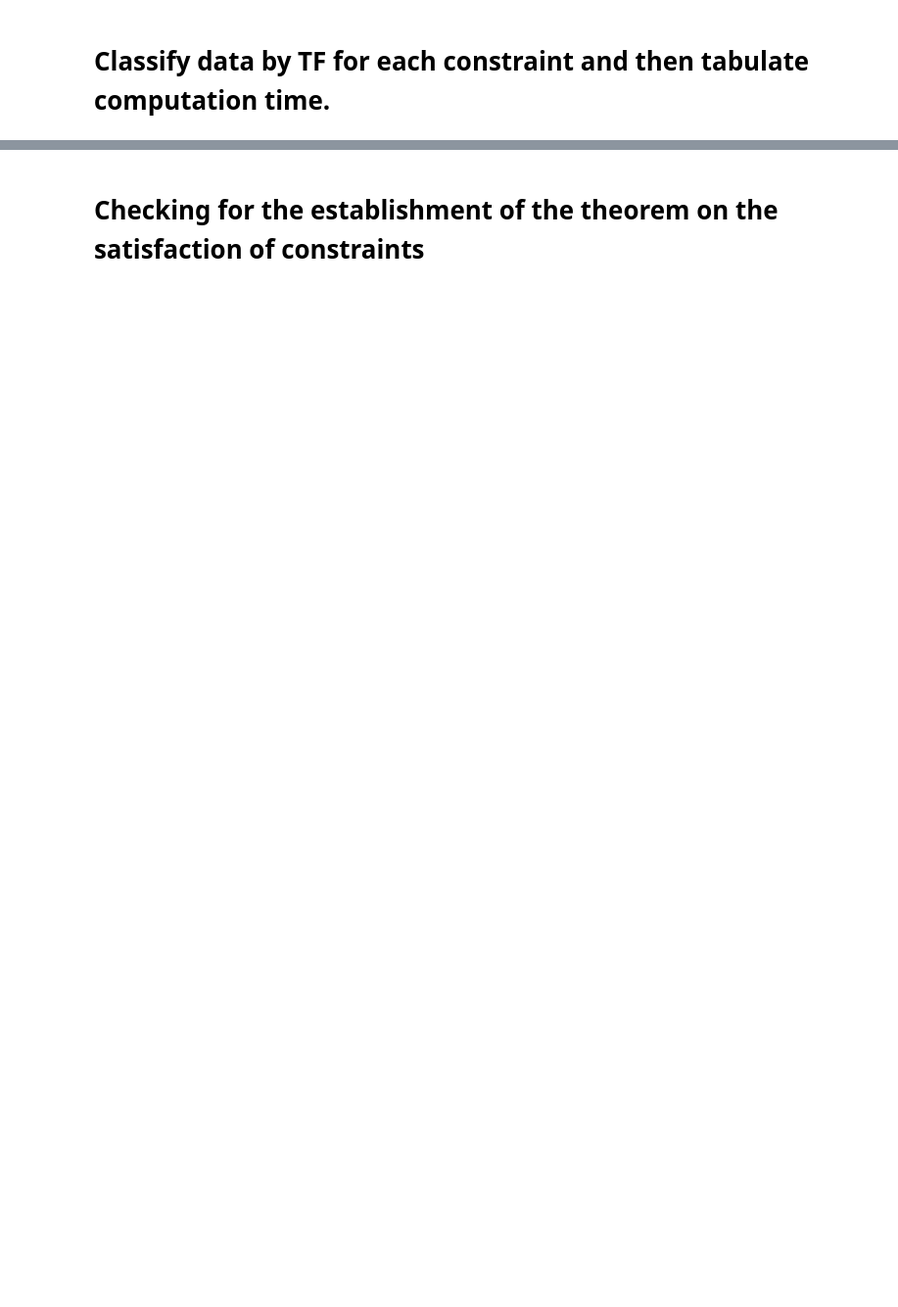
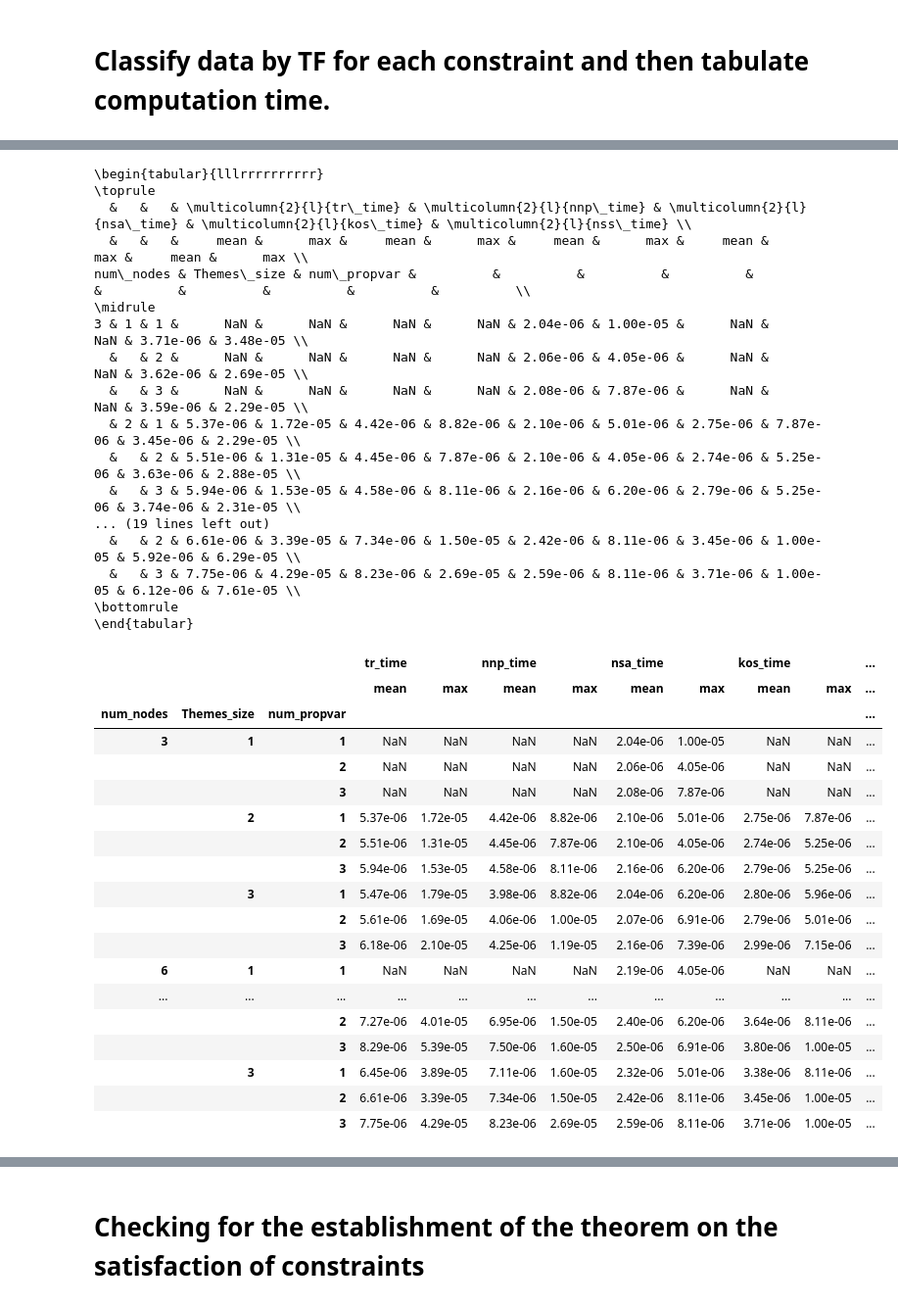
Before and after one commit to ryoryon66/TAAM, a Jupyter notebook: data/experiment1/analyze.ipynb, the cells around one changed output, grey strips where cells are left out. Shown at 98% size. Drawn from its saved outputs; the diff is of its cells as text; code cells hidden in the pictures; blank space fills up the shorter version.

```diff
--- a/data/experiment1/analyze.ipynb
+++ b/data/experiment1/analyze.ipynb
@@ -670,35 +791,72 @@ describe_tab_F = groupby_describe_F(df_sub,["num_nodes","Themes_size","num_propv
 # %%
 pd.options.display.float_format = '{:.2e}'.format
 
 cols = [
 
-#     'tr',
-#     'nnp',
-#     'nsa',
-#     'kos',
-#     'nss',
+    'tr',
+    'nnp',
+    'nsa',
+    'kos',
+    'nss',
 
 #     'aass',
 #     'i',
 #     'vi',
 #     'bat',
 #     'pr',
 #     'mat',
 #     'manss',
 #     'ss',
 
-    'esr',
-    'ensr',
-    'eos',
-    'das',
-    'nwci',
-    'faD',
-    'faW',
+#     'esr',
+#     'ensr',
+#     'eos',
+#     'das',
+#     'nwci',
+#     'faD',
+#     'faW',
 ]
 
-describe_tab_Freduced =  describe_projection_by_constraints(describe_tab_F,constraints)
+describe_tab_Freduced =  describe_projection_by_constraints(describe_tab_F,cols)
 s = describe_tab_Freduced.to_latex()
 
 print(s)
 describe_tab_Freduced
+# %% [output]
+\begin{tabular}{lllrrrrrrrrrr}
+\toprule
+  &   &   & \multicolumn{2}{l}{tr\_time} & \multicolumn{2}{l}{nnp\_time} & \multicolumn{2}{l}{nsa\_time} & \multicolumn{2}{l}{kos\_time} & \multicolumn{2}{l}{nss\_time} \\
+  &   &   &     mean &      max &     mean &      max &     mean &      max &     mean &      max &     mean &      max \\
+num\_nodes & Themes\_size & num\_propvar &          &          &          &          &          &          &          &          &          &          \\
+\midrule
+3 & 1 & 1 &      NaN &      NaN &      NaN &      NaN & 2.04e-06 & 1.00e-05 &      NaN &      NaN & 3.71e-06 & 3.48e-05 \\
+  &   & 2 &      NaN &      NaN &      NaN &      NaN & 2.06e-06 & 4.05e-06 &      NaN &      NaN & 3.62e-06 & 2.69e-05 \\
+  &   & 3 &      NaN &      NaN &      NaN &      NaN & 2.08e-06 & 7.87e-06 &      NaN &      NaN & 3.59e-06 & 2.29e-05 \\
+  & 2 & 1 & 5.37e-06 & 1.72e-05 & 4.42e-06 & 8.82e-06 & 2.10e-06 & 5.01e-06 & 2.75e-06 & 7.87e-06 & 3.45e-06 & 2.29e-05 \\
+  &   & 2 & 5.51e-06 & 1.31e-05 & 4.45e-06 & 7.87e-06 & 2.10e-06 & 4.05e-06 & 2.74e-06 & 5.25e-06 & 3.63e-06 & 2.88e-05 \\
+  &   & 3 & 5.94e-06 & 1.53e-05 & 4.58e-06 & 8.11e-06 & 2.16e-06 & 6.20e-06 & 2.79e-06 & 5.25e-06 & 3.74e-06 & 2.31e-05 \\
+... (19 lines left out)
+  &   & 2 & 6.61e-06 & 3.39e-05 & 7.34e-06 & 1.50e-05 & 2.42e-06 & 8.11e-06 & 3.45e-06 & 1.00e-05 & 5.92e-06 & 6.29e-05 \\
+  &   & 3 & 7.75e-06 & 4.29e-05 & 8.23e-06 & 2.69e-05 & 2.59e-06 & 8.11e-06 & 3.71e-06 & 1.00e-05 & 6.12e-06 & 7.61e-05 \\
+\bottomrule
+\end{tabular}
+|  |  |  | tr_time |  | nnp_time |  | nsa_time |  | kos_time |  | ... |
+|  |  |  | mean | max | mean | max | mean | max | mean | max | ... |
+| num_nodes | Themes_size | num_propvar |  |  |  |  |  |  |  |  | ... |
+| 3 | 1 | 1 | NaN | NaN | NaN | NaN | 2.04e-06 | 1.00e-05 | NaN | NaN | ... |
+|  |  | 2 | NaN | NaN | NaN | NaN | 2.06e-06 | 4.05e-06 | NaN | NaN | ... |
+|  |  | 3 | NaN | NaN | NaN | NaN | 2.08e-06 | 7.87e-06 | NaN | NaN | ... |
+|  | 2 | 1 | 5.37e-06 | 1.72e-05 | 4.42e-06 | 8.82e-06 | 2.10e-06 | 5.01e-06 | 2.75e-06 | 7.87e-06 | ... |
+|  |  | 2 | 5.51e-06 | 1.31e-05 | 4.45e-06 | 7.87e-06 | 2.10e-06 | 4.05e-06 | 2.74e-06 | 5.25e-06 | ... |
+|  |  | 3 | 5.94e-06 | 1.53e-05 | 4.58e-06 | 8.11e-06 | 2.16e-06 | 6.20e-06 | 2.79e-06 | 5.25e-06 | ... |
+|  | 3 | 1 | 5.47e-06 | 1.79e-05 | 3.98e-06 | 8.82e-06 | 2.04e-06 | 6.20e-06 | 2.80e-06 | 5.96e-06 | ... |
+|  |  | 2 | 5.61e-06 | 1.69e-05 | 4.06e-06 | 1.00e-05 | 2.07e-06 | 6.91e-06 | 2.79e-06 | 5.01e-06 | ... |
+|  |  | 3 | 6.18e-06 | 2.10e-05 | 4.25e-06 | 1.19e-05 | 2.16e-06 | 7.39e-06 | 2.99e-06 | 7.15e-06 | ... |
+| 6 | 1 | 1 | NaN | NaN | NaN | NaN | 2.19e-06 | 4.05e-06 | NaN | NaN | ... |
+| ... | ... | ... | ... | ... | ... | ... | ... | ... | ... | ... | ... |
+|  |  | 2 | 7.27e-06 | 4.01e-05 | 6.95e-06 | 1.50e-05 | 2.40e-06 | 6.20e-06 | 3.64e-06 | 8.11e-06 | ... |
+|  |  | 3 | 8.29e-06 | 5.39e-05 | 7.50e-06 | 1.60e-05 | 2.50e-06 | 6.91e-06 | 3.80e-06 | 1.00e-05 | ... |
+|  | 3 | 1 | 6.45e-06 | 3.89e-05 | 7.11e-06 | 1.60e-05 | 2.32e-06 | 5.01e-06 | 3.38e-06 | 8.11e-06 | ... |
+|  |  | 2 | 6.61e-06 | 3.39e-05 | 7.34e-06 | 1.50e-05 | 2.42e-06 | 8.11e-06 | 3.45e-06 | 1.00e-05 | ... |
+|  |  | 3 | 7.75e-06 | 4.29e-05 | 8.23e-06 | 2.69e-05 | 2.59e-06 | 8.11e-06 | 3.71e-06 | 1.00e-05 | ... |
 # %%
```
Also changed, not shown: parts of 22 cells of this notebook, 8 other files.
